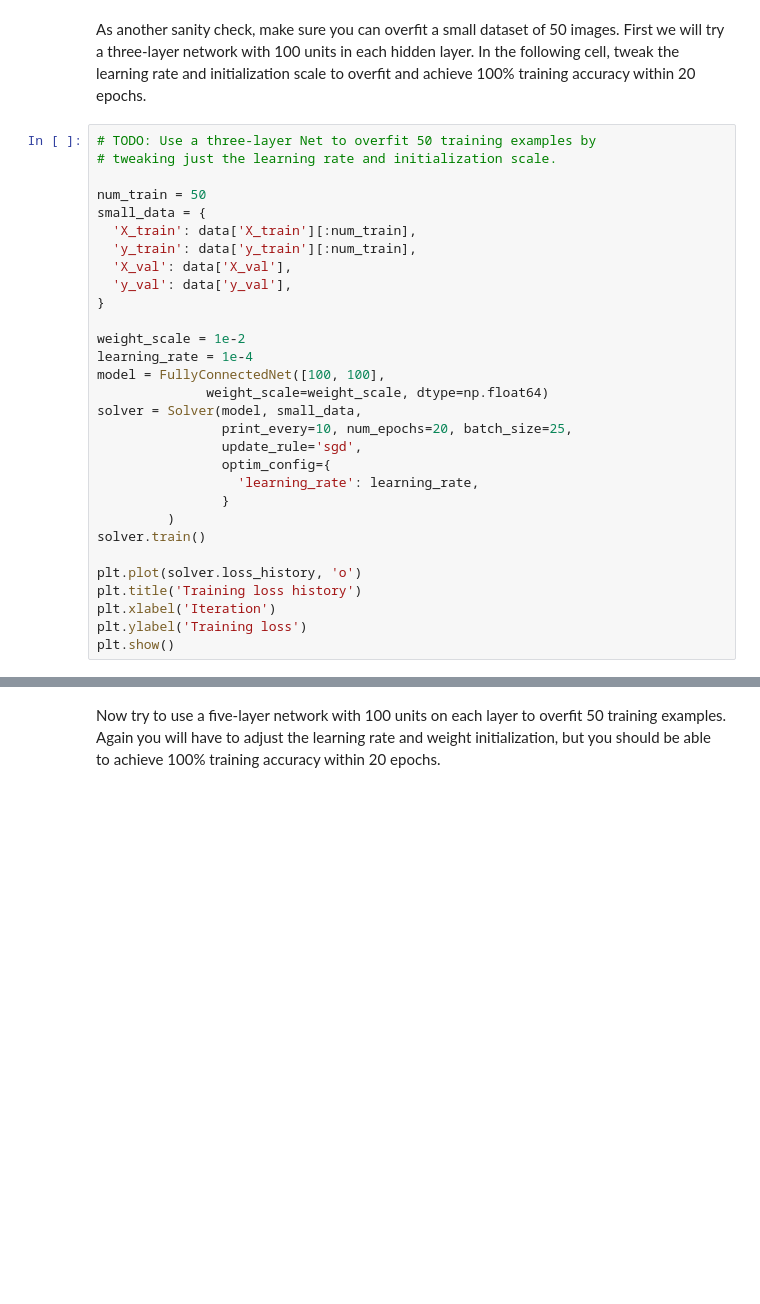
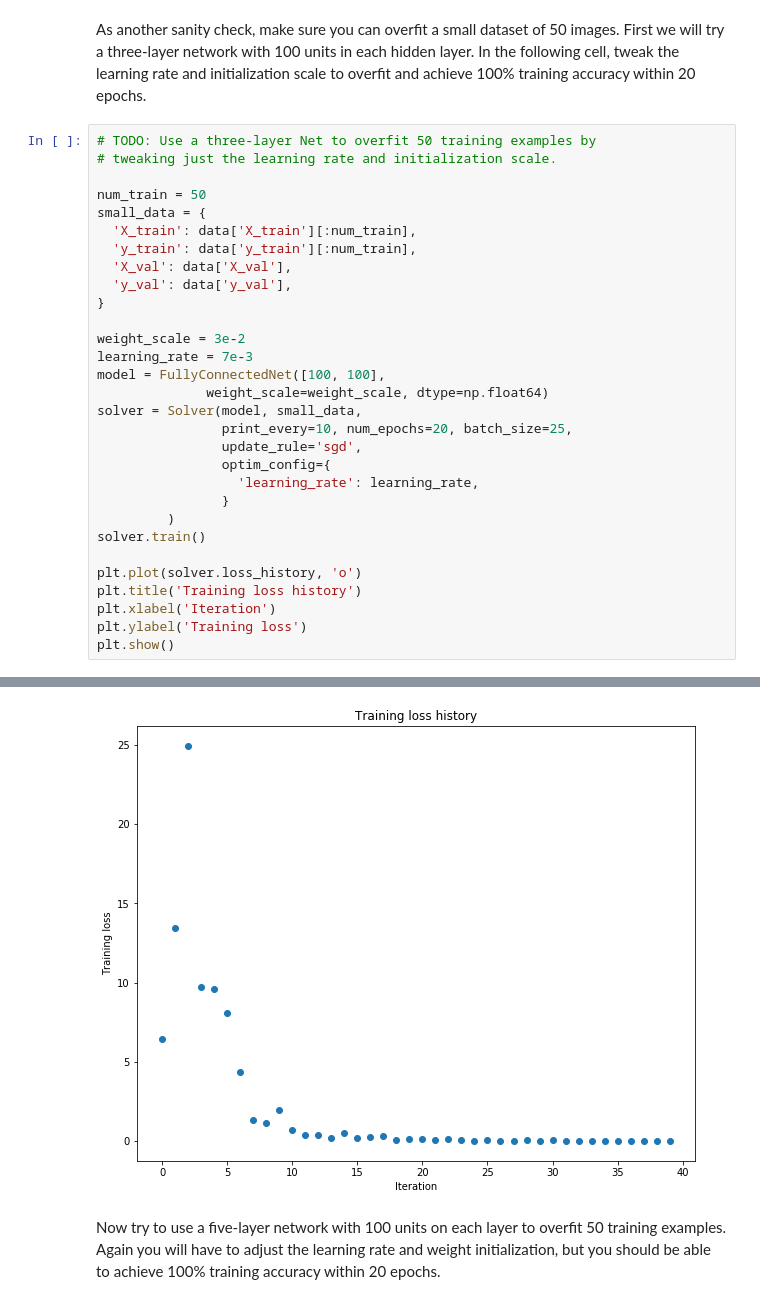
Before and after one commit to chenzhou9513/cs231n, a Jupyter notebook: assignment2/FullyConnectedNets.ipynb, the cells around one changed output, grey strips where cells are left out. Cells and saved outputs as stored; diff of their text form; blank space fills up the shorter version.

```diff
--- a/assignment2/FullyConnectedNets.ipynb
+++ b/assignment2/FullyConnectedNets.ipynb
@@ -356,8 +457,8 @@ small_data = {
   'y_val': data['y_val'],
 }
 
-weight_scale = 1e-2
-learning_rate = 1e-4
+weight_scale = 3e-2
+learning_rate = 7e-3
 model = FullyConnectedNet([100, 100],
               weight_scale=weight_scale, dtype=np.float64)
 solver = Solver(model, small_data,
@@ -374,3 +475,4 @@ plt.title('Training loss history')
 plt.xlabel('Iteration')
 plt.ylabel('Training loss')
 plt.show()
+# %% [output]
@@ -377,3 +496,4 @@ plt.show()
+[figure, added]
 # %% [markdown]
 Now try to use a five-layer network with 100 units on each layer to overfit 50 training examples. Again you will have to adjust the learning rate and weight initialization, but you should be able to achieve 100% training accuracy within 20 epochs.
 # %%
```
Also changed, not shown: parts of 23 cells of this notebook, 8 other files.
